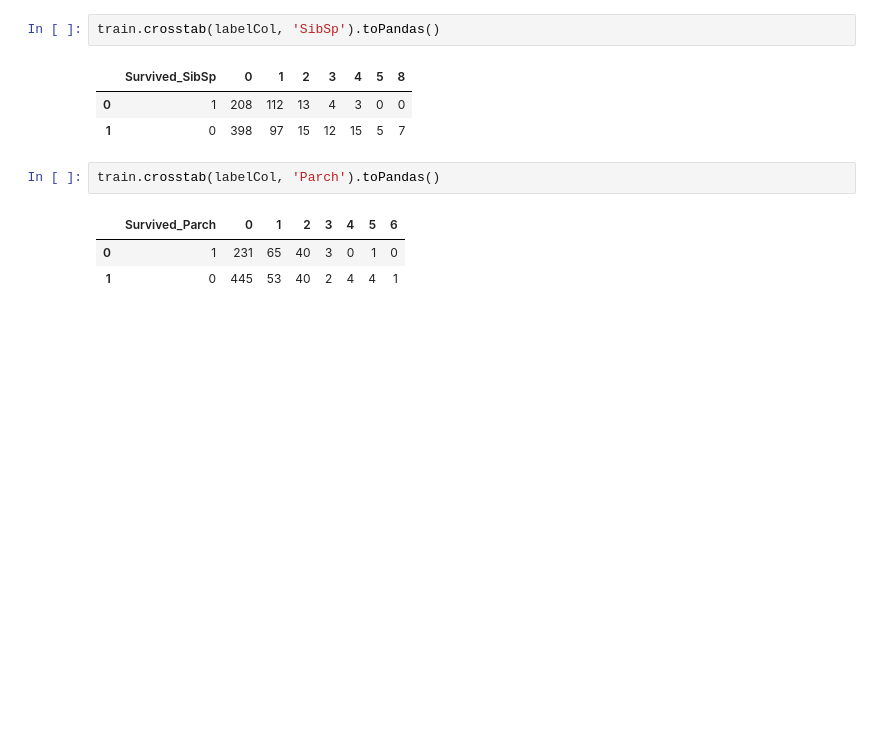
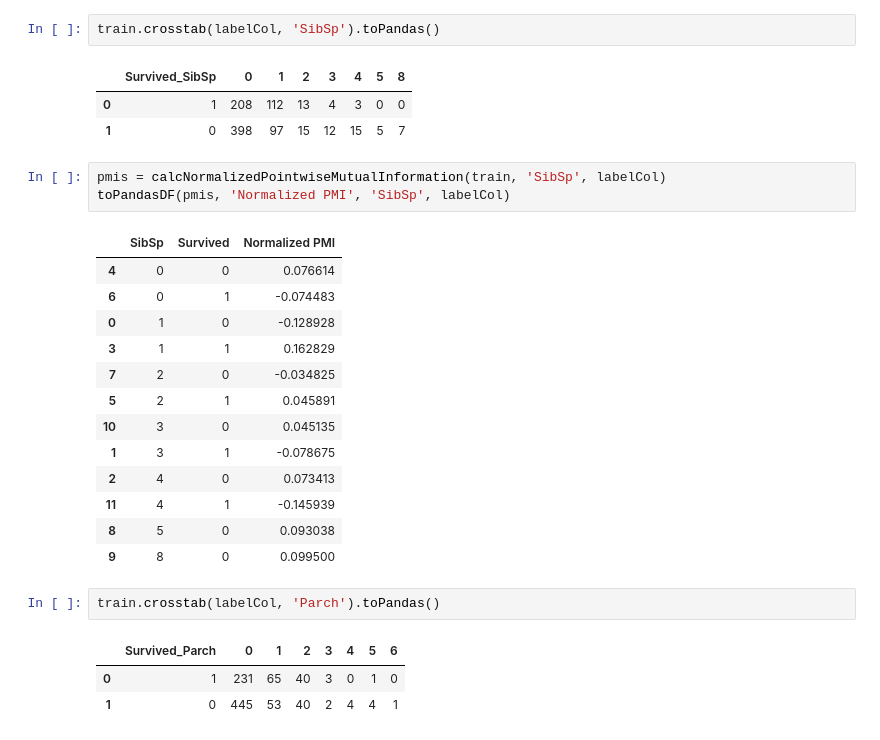
Before and after one commit to riyadparvez/pyspark-datascience, a Jupyter notebook: titanic/spark.ipynb, the cells around one changed output. Cells and saved outputs as stored; diff of their text form; blank space fills up the shorter version.

```diff
--- a/titanic/spark.ipynb
+++ b/titanic/spark.ipynb
@@ -131,6 +153,23 @@ train.crosstab(labelCol, 'SibSp').toPandas()
 |  | Survived_SibSp | 0 | 1 | 2 | 3 | 4 | 5 | 8 |
 | 0 | 1 | 208 | 112 | 13 | 4 | 3 | 0 | 0 |
 | 1 | 0 | 398 | 97 | 15 | 12 | 15 | 5 | 7 |
+# %%
+pmis = calcNormalizedPointwiseMutualInformation(train, 'SibSp', labelCol)
+toPandasDF(pmis, 'Normalized PMI', 'SibSp', labelCol)
+# %% [output]
+|  | SibSp | Survived | Normalized PMI |
+| 4 | 0 | 0 | 0.076614 |
+| 6 | 0 | 1 | -0.074483 |
+| 0 | 1 | 0 | -0.128928 |
+| 3 | 1 | 1 | 0.162829 |
+| 7 | 2 | 0 | -0.034825 |
+| 5 | 2 | 1 | 0.045891 |
+| 10 | 3 | 0 | 0.045135 |
+| 1 | 3 | 1 | -0.078675 |
+| 2 | 4 | 0 | 0.073413 |
+| 11 | 4 | 1 | -0.145939 |
+| 8 | 5 | 0 | 0.093038 |
+| 9 | 8 | 0 | 0.099500 |
 # %%
 train.crosstab(labelCol, 'Parch').toPandas()
 # %% [output]
```
Also changed, not shown: parts of 9 cells of this notebook, 3 other files.
